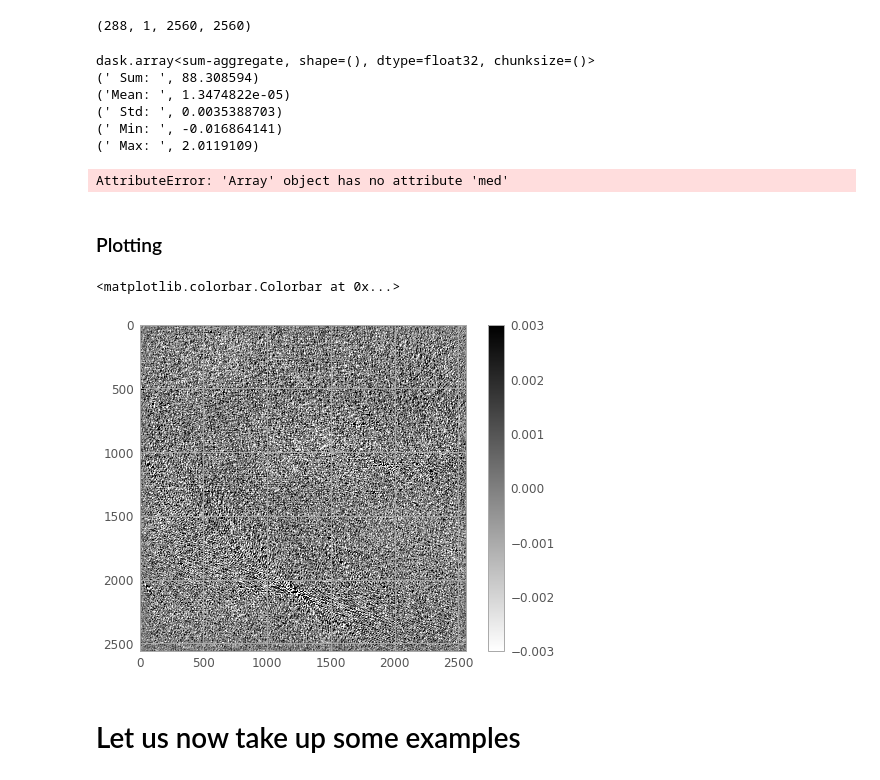
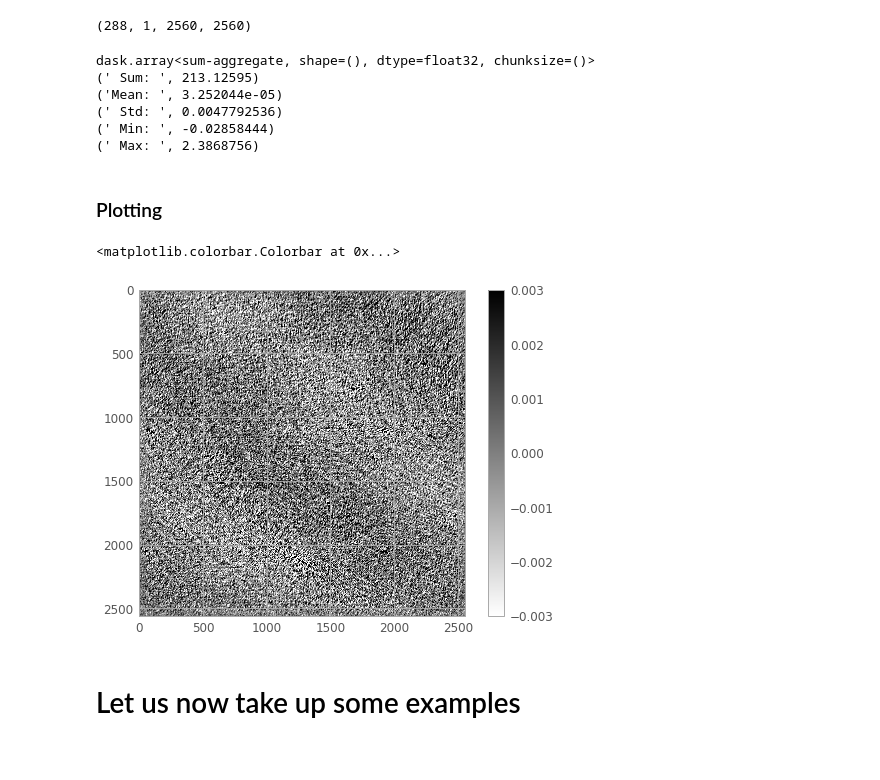
Before and after one commit to wasimraja81/imtool_hpc, a Jupyter notebook: imtool.ipynb, the cells around one changed output. Drawn from its saved outputs; the diff is of its cells as text; code cells hidden in the pictures.

```diff
--- a/imtool.ipynb
+++ b/imtool.ipynb
@@ -236,7 +236,7 @@ print Cube.shape
 (288, 1, 2560, 2560)
 # %%
 import dask.array as da
-ichan = 100
+ichan = 0
 dimage = da.from_array(Cube[ichan,0,:,:], chunks=(100, 100))
 
 result = dimage.sum()
@@ -246,15 +246,14 @@ print("Mean: ",dimage.mean().compute())
 print(" Std: ",dimage.std().compute())
 print(" Min: ",dimage.min().compute())
 print(" Max: ",dimage.max().compute())
-print(" Med: ",dimage.med().compute())
+#print(" Med: ",dimage.med().compute())
 # %% [output]
 dask.array<sum-aggregate, shape=(), dtype=float32, chunksize=()>
-(' Sum: ', 88.308594)
-('Mean: ', 1.3474822e-05)
-(' Std: ', 0.0035388703)
-(' Min: ', -0.016864141)
-(' Max: ', 2.0119109)
+(' Sum: ', 213.12595)
+('Mean: ', 3.252044e-05)
+(' Std: ', 0.0047792536)
+(' Min: ', -0.02858444)
+(' Max: ', 2.3868756)
-AttributeError: 'Array' object has no attribute 'med'
 # %% [markdown]
 ### Plotting
 # %%
@@ -265,12 +264,12 @@ from astropy.visualization import astropy_mpl_style
 plt.style.use(astropy_mpl_style)
 # %%
 plt.figure()
-plt.imshow(image, cmap='gray_r',vmin=-0.003,vmax=0.003)
+plt.imshow(dimage, cmap='gray_r',vmin=-0.003,vmax=0.003)
 #plt.clim(-0.001,0.005)
 plt.colorbar()
 # %% [output]
 <matplotlib.colorbar.Colorbar at 0x...>
-[figure, old version]
+[figure, new version]
 # %% [markdown]
 # Let us now take up some examples
 # %% [markdown]
```
Also changed, not shown: parts of 19 cells of this notebook, 2 other files.
